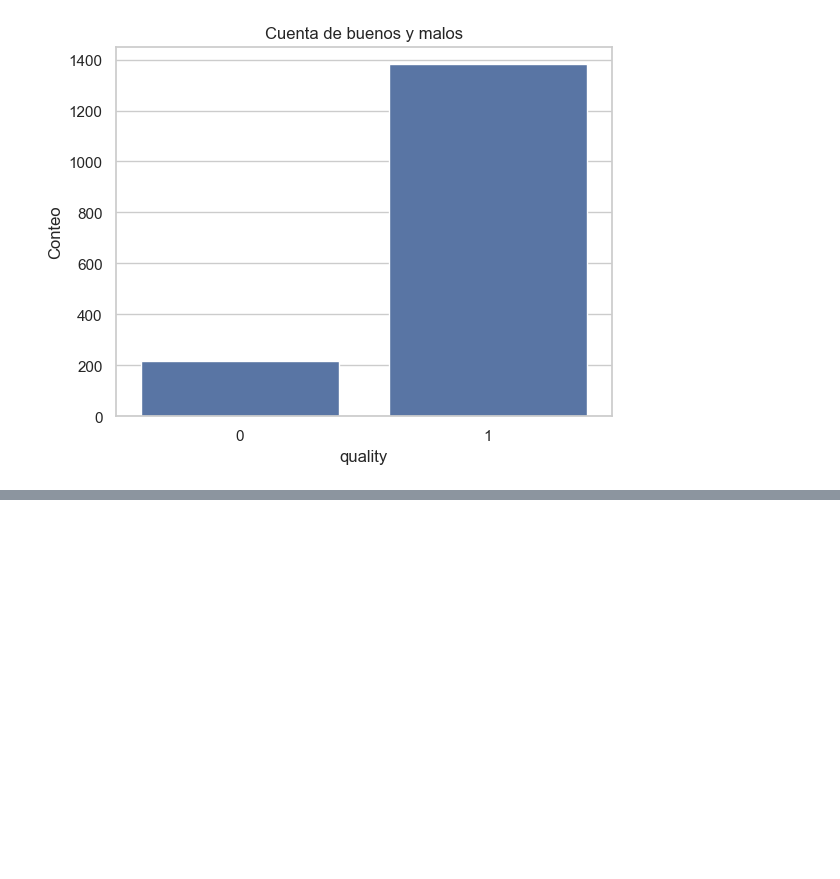
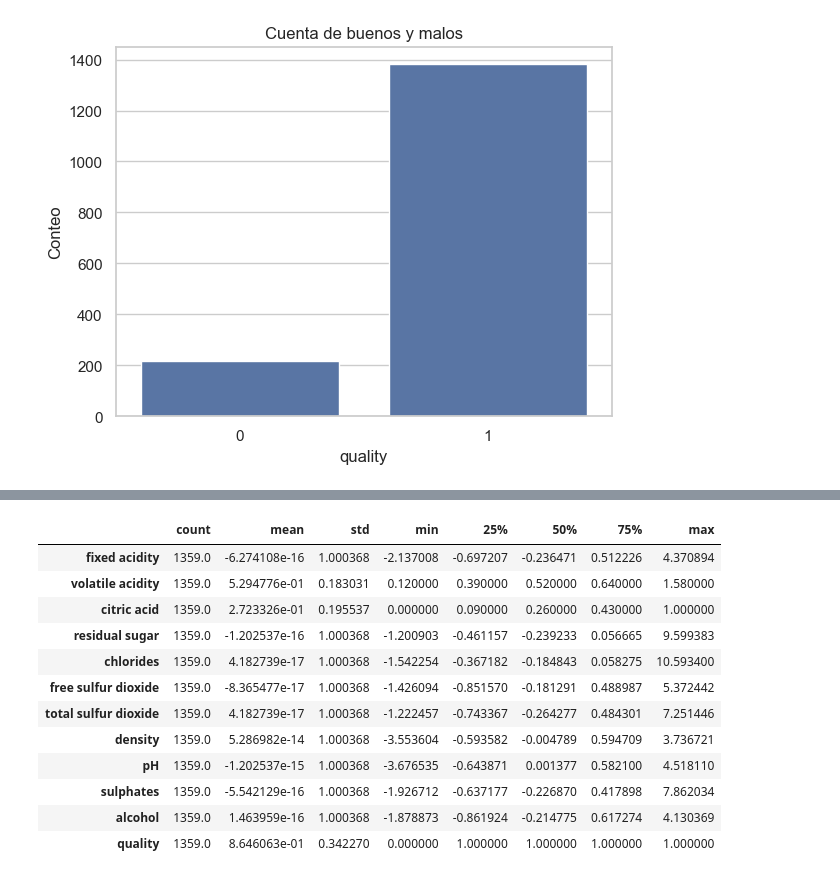
Before and after one commit to jclavijomartinez/analiticaDeDatos2330, a Jupyter notebook: Clavijo_ML_01_comparacion_rendimiento_modelos.ipynb, the cells around one changed output, grey strips where cells are left out. Saved outputs shown, nothing was run; the diff lists cells and outputs as text; code cells hidden in the pictures; blank space fills up the shorter version.

```diff
--- a/Clavijo_ML_01_comparacion_rendimiento_modelos.ipynb
+++ b/Clavijo_ML_01_comparacion_rendimiento_modelos.ipynb
@@ -288,0 +359,27 @@ plt.show()
+# %%
+# Se seleccionan las columnas que se desean normalizar (las que están fuera del rango 0 a 1)
+columnas_a_normalizar = ['fixed acidity', 'residual sugar', 'chlorides', 'free sulfur dioxide', 'total sulfur dioxide', 'density', 'pH', 'sulphates', 'alcohol']
+
+# Crea una instancia del StandardScaler
+scaler = StandardScaler()
+
+# Aplica el escalado a las columnas seleccionadas
+df_wines_01[columnas_a_normalizar] = scaler.fit_transform(df_wines_01[columnas_a_normalizar])
+
+
+# El DataFrame ahora contiene las variables seleccionadas normalizadas.
+df_wines_01.describe().T
+# %% [output]
+|  | count | mean | std | min | 25% | 50% | 75% | max |
+| fixed acidity | 1359.0 | -6.274108e-16 | 1.000368 | -2.137008 | -0.697207 | -0.236471 | 0.512226 | 4.370894 |
+| volatile acidity | 1359.0 | 5.294776e-01 | 0.183031 | 0.120000 | 0.390000 | 0.520000 | 0.640000 | 1.580000 |
+| citric acid | 1359.0 | 2.723326e-01 | 0.195537 | 0.000000 | 0.090000 | 0.260000 | 0.430000 | 1.000000 |
+| residual sugar | 1359.0 | -1.202537e-16 | 1.000368 | -1.200903 | -0.461157 | -0.239233 | 0.056665 | 9.599383 |
+| chlorides | 1359.0 | 4.182739e-17 | 1.000368 | -1.542254 | -0.367182 | -0.184843 | 0.058275 | 10.593400 |
+| free sulfur dioxide | 1359.0 | -8.365477e-17 | 1.000368 | -1.426094 | -0.851570 | -0.181291 | 0.488987 | 5.372442 |
+| total sulfur dioxide | 1359.0 | 4.182739e-17 | 1.000368 | -1.222457 | -0.743367 | -0.264277 | 0.484301 | 7.251446 |
+| density | 1359.0 | 5.286982e-14 | 1.000368 | -3.553604 | -0.593582 | -0.004789 | 0.594709 | 3.736721 |
+| pH | 1359.0 | -1.202537e-15 | 1.000368 | -3.676535 | -0.643871 | 0.001377 | 0.582100 | 4.518110 |
+| sulphates | 1359.0 | -5.542129e-16 | 1.000368 | -1.926712 | -0.637177 | -0.226870 | 0.417898 | 7.862034 |
+| alcohol | 1359.0 | 1.463959e-16 | 1.000368 | -1.878873 | -0.861924 | -0.214775 | 0.617274 | 4.130369 |
+| quality | 1359.0 | 8.646063e-01 | 0.342270 | 0.000000 | 1.000000 | 1.000000 | 1.000000 | 1.000000 |
```
Also changed, not shown: parts of 31 cells of this notebook.
